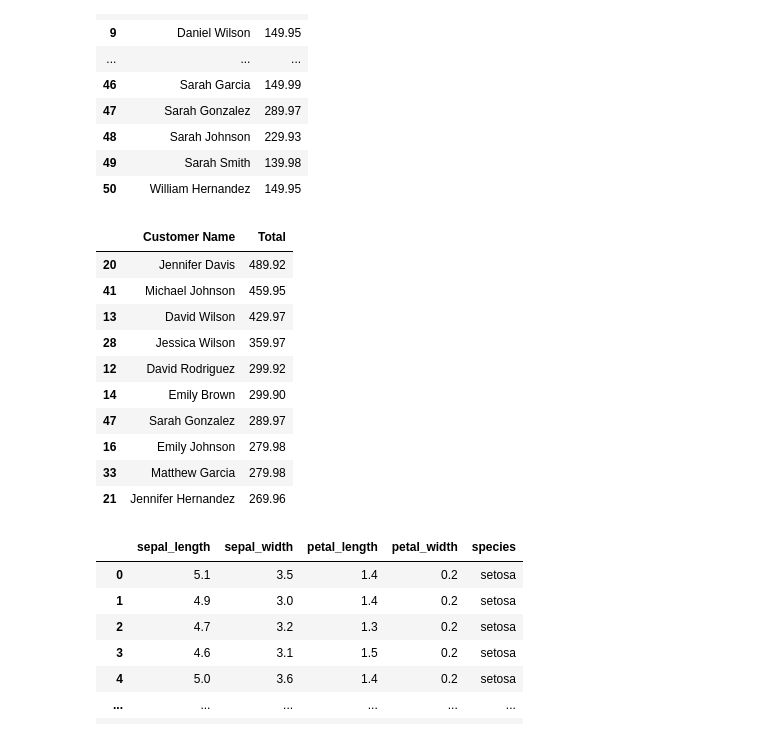
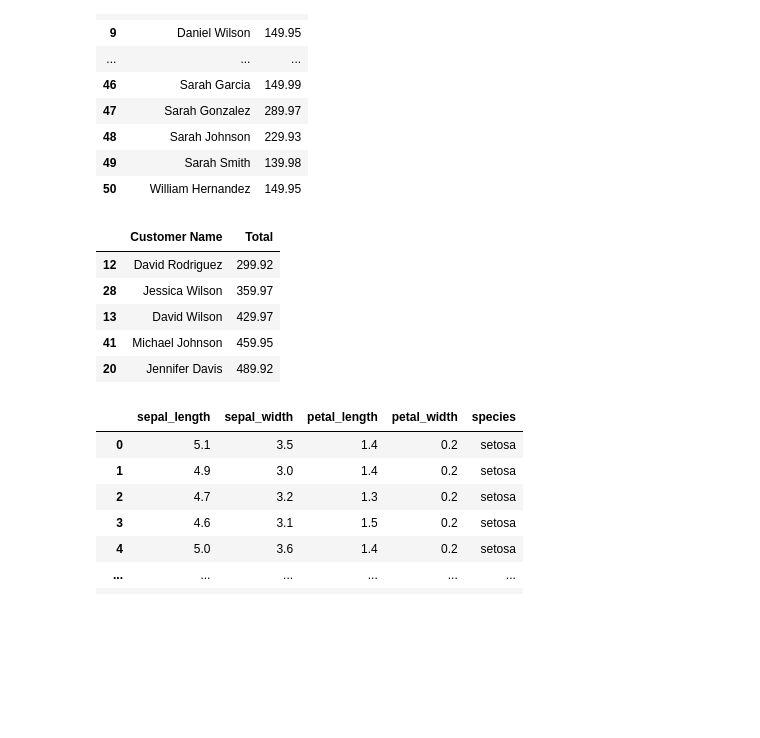
Before and after one commit to tri-ntropy/python.course.intensive, a Jupyter notebook: Notas de la clase/Bloque 5 - Pandas.ipynb, the cells around one changed output. Drawn from its saved outputs; the diff is of its cells as text; code cells hidden in the pictures; blank space fills up the shorter version.

```diff
--- a/Notas de la clase/Bloque 5 - Pandas.ipynb
+++ b/Notas de la clase/Bloque 5 - Pandas.ipynb
@@ -313,2 +342,3 @@ df_market2
 # %%
-df_market.insert(4, "Total", df_market["Retail Price (USD)"] * df_market["Order Quantity"])
+#df_market.insert(4, "Total", df_market["Retail Price (USD)"] * df_market["Order Quantity"])
+df_market["Total"] = df_market["Retail Price (USD)"] * df_market["Order Quantity"]
@@ -348,3 +398,0 @@ df_market
-# %%
-df_market = df_market[["Order Date", "Ship Date", "Order No", "Customer Name", "Total", "Retail Price (USD)", "Order Quantity"]]
-df_market
@@ -365,5 +399,5 @@ df_market
 # %%
-df_market_client = df_market[["Customer Name", "Total"]]
+df_market_client = df_market[["Customer Name", "Total"]].copy()
 df_market_client
 # %% [output]
 |  | Customer Name | Total |
@@ -401,19 +435,14 @@ df_client
 | 49 | Sarah Smith | 139.98 |
 | 50 | William Hernandez | 149.95 |
 # %%
-df_client.sort_values(by = "Total", ascending = False).head(10)
+df_client.sort_values(by = "Total").tail()
 # %% [output]
 |  | Customer Name | Total |
+| 12 | David Rodriguez | 299.92 |
+| 28 | Jessica Wilson | 359.97 |
+| 13 | David Wilson | 429.97 |
+| 41 | Michael Johnson | 459.95 |
 | 20 | Jennifer Davis | 489.92 |
-| 41 | Michael Johnson | 459.95 |
-| 13 | David Wilson | 429.97 |
-| 28 | Jessica Wilson | 359.97 |
-| 12 | David Rodriguez | 299.92 |
-| 14 | Emily Brown | 299.90 |
-| 47 | Sarah Gonzalez | 289.97 |
-| 16 | Emily Johnson | 279.98 |
-| 33 | Matthew Garcia | 279.98 |
-| 21 | Jennifer Hernandez | 269.96 |
 # %%
 df_iris
 # %% [output]
```
Also changed, not shown: parts of 13 cells of this notebook.
